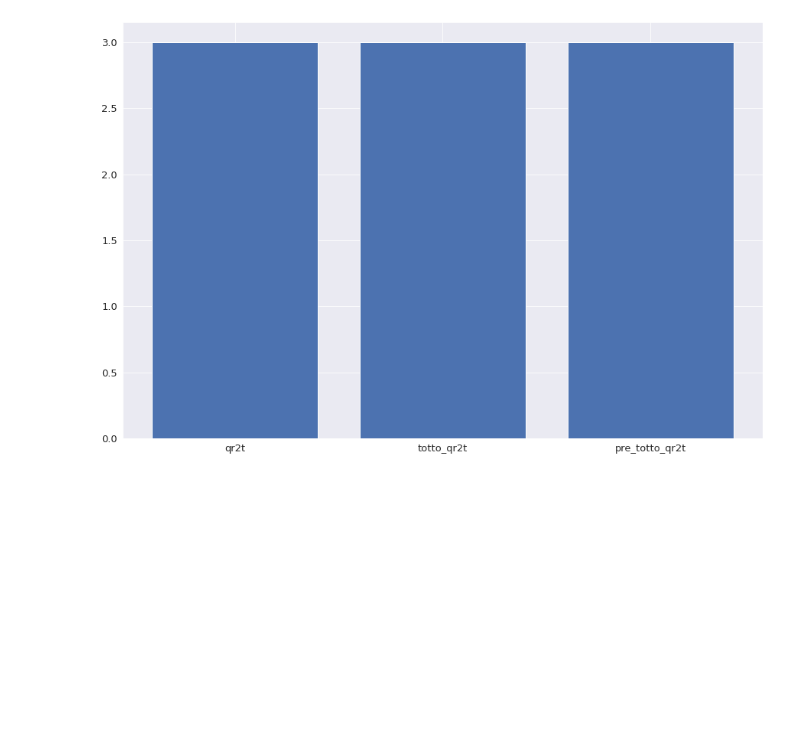
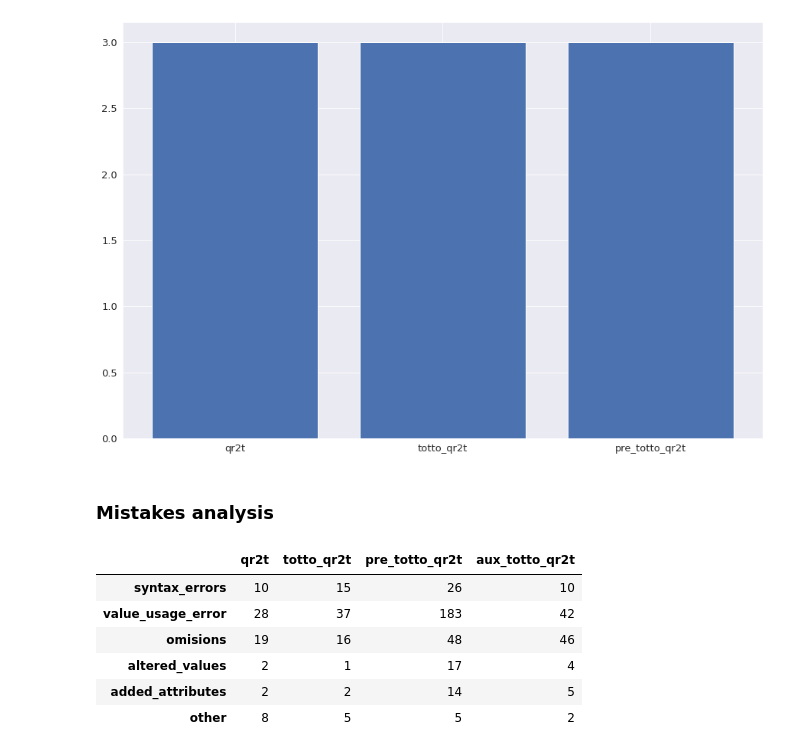
Before and after one commit to athenarc/Data2Text, a Jupyter notebook: notebooks/human_evaluation_report.ipynb, the cells around one changed output. Saved outputs shown, nothing was run; the diff lists cells and outputs as text; code cells hidden in the pictures; blank space fills up the shorter version.

Commit message:
Calcualting error statistics

```diff
--- a/notebooks/human_evaluation_report.ipynb
+++ b/notebooks/human_evaluation_report.ipynb
@@ -214,2 +215,29 @@ plt.show()
 # %% [output]
 [figure]
+# %% [markdown]
+### Mistakes analysis
+# %%
+models = ['qr2t', 'totto_qr2t', 'pre_totto_qr2t', 'aux_totto_qr2t']
+
+def ret_mistakes_per_category(model_name, df):
+    df_model = df.loc[df['model'] == model_name]
+    df_model = df_model.loc[df_model['correctness']=='Incorrect']
+
+    df_error_sums = df_model[['syntax_errors', 'value_usage_error', 'omisions', 'altered_values', 'added_attributes', 'other']].sum(axis=0)
+
+    return pd.DataFrame(df_error_sums, columns=[model_name])
+
+
+df_all_models = ret_mistakes_per_category(models[0], eval_df)
+for model in models[1:]:
+    df_all_models = df_all_models.join(ret_mistakes_per_category(model, eval_df), how='inner')
+
+df_all_models
+# %% [output]
+|  | qr2t | totto_qr2t | pre_totto_qr2t | aux_totto_qr2t |
+| syntax_errors | 10 | 15 | 26 | 10 |
+| value_usage_error | 28 | 37 | 183 | 42 |
+| omisions | 19 | 16 | 48 | 46 |
+| altered_values | 2 | 1 | 17 | 4 |
+| added_attributes | 2 | 2 | 14 | 5 |
+| other | 8 | 5 | 5 | 2 |
```
Also changed, not shown: parts of 5 cells of this notebook, 1 other file.
